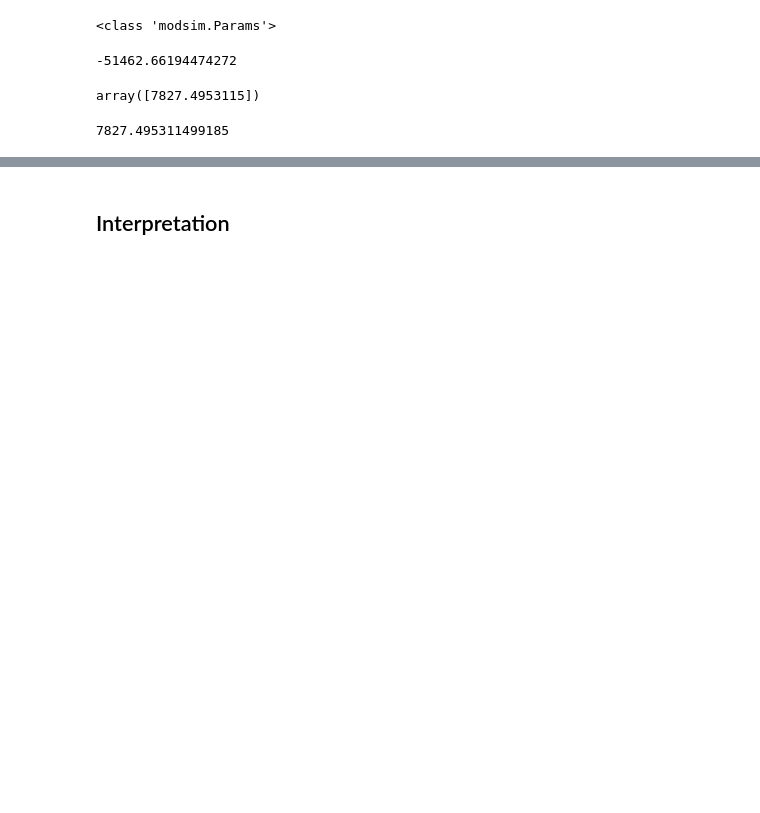
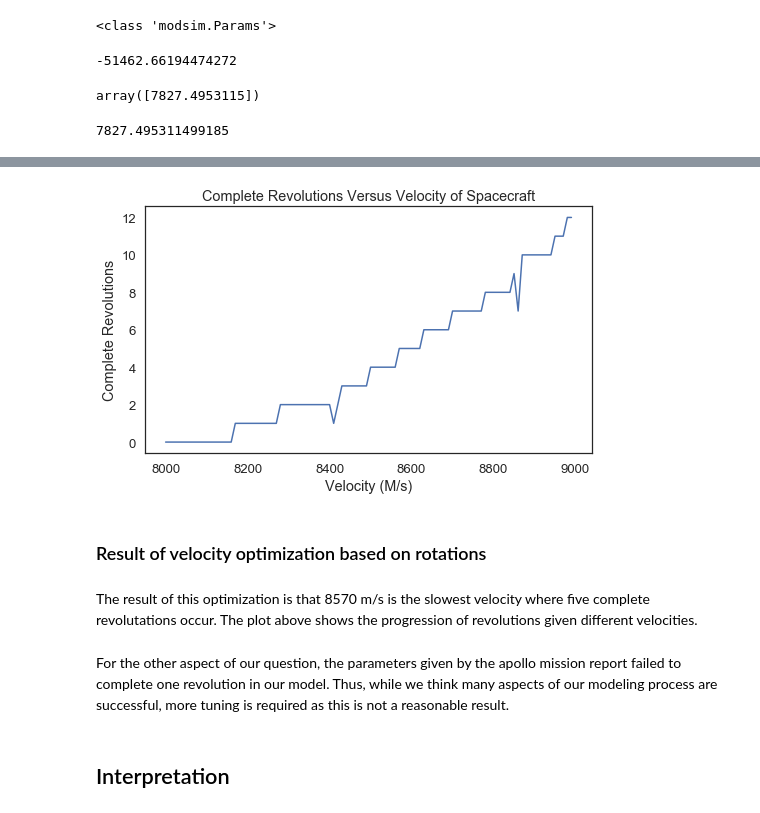
Before and after one commit to Inkering/orbiter, a Jupyter notebook: DieterOrbiter.ipynb, the cells around one changed output, grey strips where cells are left out. Drawn from its saved outputs; the diff is of its cells as text; code cells hidden in the pictures; blank space fills up the shorter version.

```diff
--- a/DieterOrbiter.ipynb
+++ b/DieterOrbiter.ipynb
@@ -389,2 +484,12 @@ Use the mission flight report as validation. May just be a plot to diagram compa
+# %%
+fig4
+# %% [output]
+[figure, added]
+# %% [markdown]
+### Result of velocity optimization based on rotations
+# %% [markdown]
+The result of this optimization is that 8570 m/s is the slowest velocity where five complete revolutations occur. The plot above shows the progression of revolutions given different velocities.
+# %% [markdown]
+For the other aspect of our question, the parameters given by the apollo mission report failed to complete one revolution in our model. Thus, while we think many aspects of our modeling process are successful, more tuning is required as this is not a reasonable result.
 # %% [markdown]
 ## Interpretation
```
Also changed, not shown: parts of 21 cells of this notebook.
